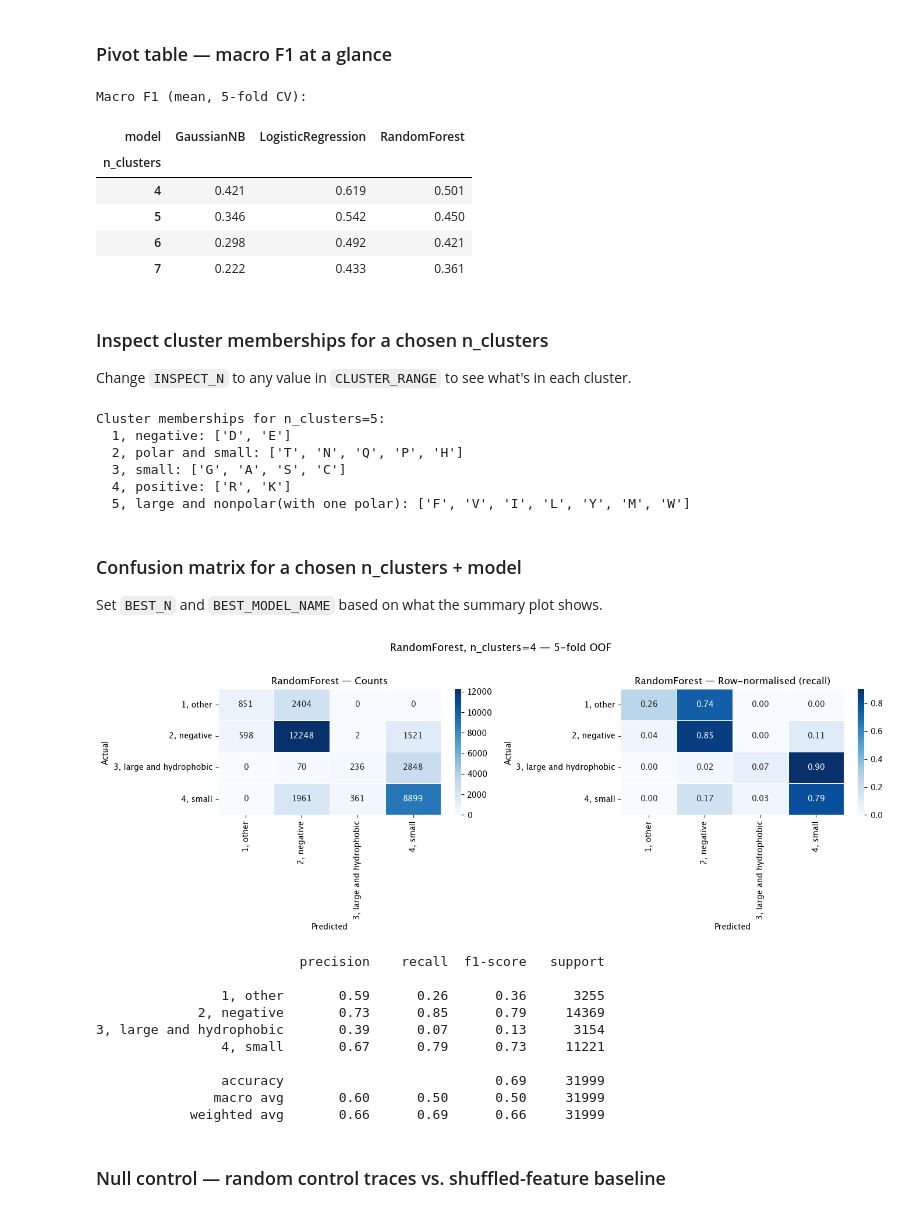
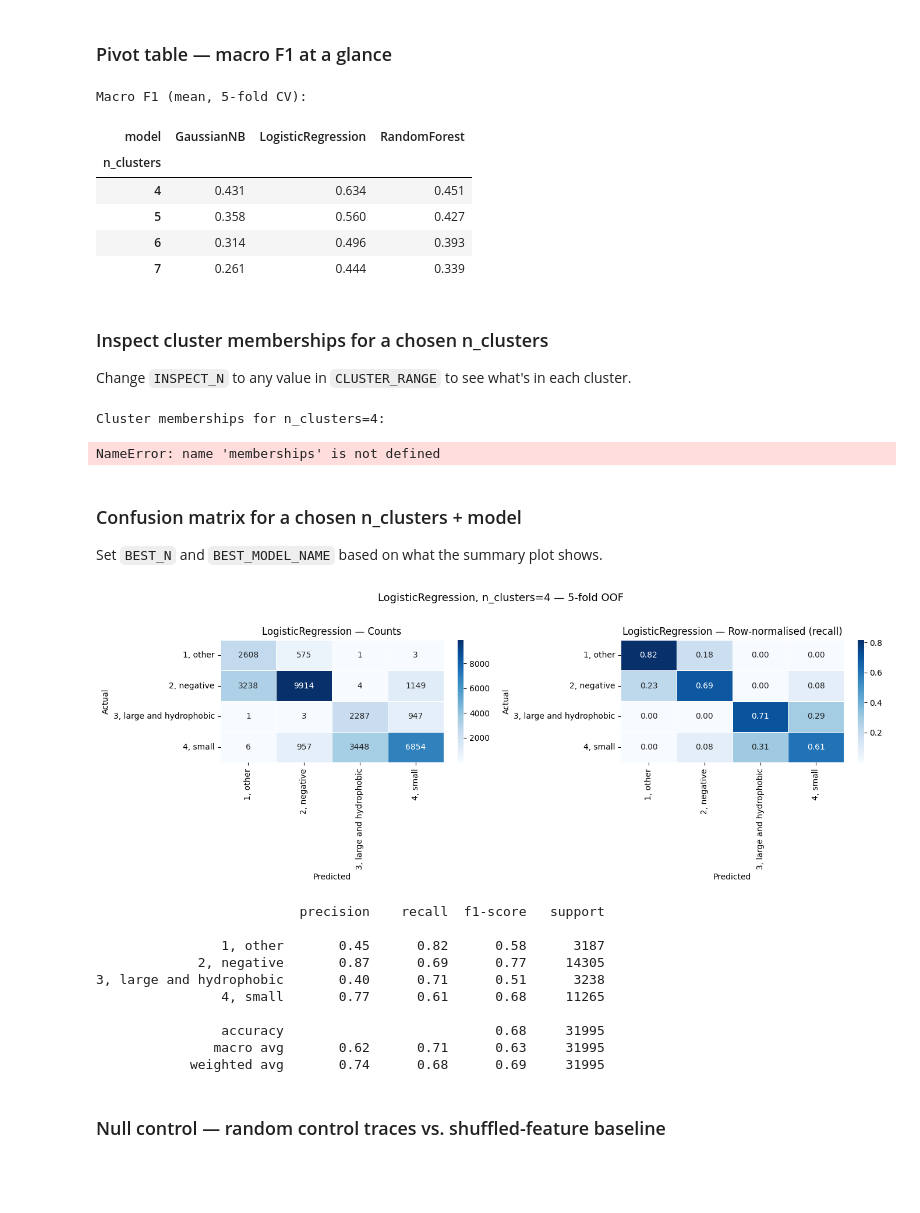
Before and after one commit to ivaidya11/cDNAtlasProject, a Jupyter notebook: notebooks/09_cluster_sweep.ipynb, the cells around one changed output. Drawn from its saved outputs; the diff is of its cells as text; code cells hidden in the pictures; blank space fills up the shorter version.

```diff
--- a/notebooks/09_cluster_sweep.ipynb
+++ b/notebooks/09_cluster_sweep.ipynb
@@ -36,7 +36,7 @@ Linkage matrix built.
 # %% [markdown]
 ### Load pre-extracted window features
 # %%
-features_base = pd.read_csv('../data/feature_by_cluster.csv')
+features_base = pd.read_csv('../data/nanopore_feature_by_cluster.csv')
 print(f"Loaded {len(features_base)} rows")
 print(features_base.columns.tolist())
 # %% [output]
@@ -51,6 +51,11 @@ feature_cols = [
     'mean_current',
     'mean_plus1',
     'mean_plus2',
+    'dwell_minus2',
+    'dwell_minus1',
+    'dwell_time',
+    'dwell_plus1',
+    'dwell_plus2',
 ]
 
 models = {
@@ -233,34 +238,30 @@ pivot
 Macro F1 (mean, 5-fold CV):
 | model | GaussianNB | LogisticRegression | RandomForest |
 | n_clusters |  |  |  |
-| 4 | 0.421 | 0.619 | 0.501 |
-| 5 | 0.346 | 0.542 | 0.450 |
-| 6 | 0.298 | 0.492 | 0.421 |
-| 7 | 0.222 | 0.433 | 0.361 |
+| 4 | 0.431 | 0.634 | 0.451 |
+| 5 | 0.358 | 0.560 | 0.427 |
+| 6 | 0.314 | 0.496 | 0.393 |
+| 7 | 0.261 | 0.444 | 0.339 |
 # %% [markdown]
 ### Inspect cluster memberships for a chosen n_clusters
 
 Change `INSPECT_N` to any value in `CLUSTER_RANGE` to see what's in each cluster.
 # %%
-INSPECT_N = 5  # change this
+INSPECT_N = 4  # change this
 
 print(f"Cluster memberships for n_clusters={INSPECT_N}:")
 for cluster_id, grp in memberships[INSPECT_N].groupby('cluster'):
     print(f"  {cluster_id}: {grp['AA'].tolist()}")
 # %% [output]
-Cluster memberships for n_clusters=5:
-  1, negative: ['D', 'E']
-  2, polar and small: ['T', 'N', 'Q', 'P', 'H']
-  3, small: ['G', 'A', 'S', 'C']
-  4, positive: ['R', 'K']
-  5, large and nonpolar(with one polar): ['F', 'V', 'I', 'L', 'Y', 'M', 'W']
+Cluster memberships for n_clusters=4:
+NameError: name 'memberships' is not defined
 # %% [markdown]
 ### Confusion matrix for a chosen n_clusters + model
 
 Set `BEST_N` and `BEST_MODEL_NAME` based on what the summary plot shows.
 # %%
 BEST_N = 4              # change to the n_clusters you want to inspect
-BEST_MODEL_NAME = 'RandomForest'  # or 'LogisticRegression'
+BEST_MODEL_NAME = 'LogisticRegression'  # or 'LogisticRegression'
 
 raw_labels = fcluster(linkage_matrix, BEST_N, criterion='maxclust')
 label_lookup = LABEL_MAP.get(BEST_N, {})
@@ -279,44 +280,44 @@ X_clean, y_clean = X[mask], y[mask]
 
 best_model = models[BEST_MODEL_NAME]
 y_pred = cross_val_predict(best_model, X_clean, y_clean, cv=kf)
 
 cluster_order = sorted(set(y_clean))
 cm_counts = confusion_matrix(y_clean, y_pred, labels=cluster_order)
 cm_norm   = cm_counts.astype(float) / cm_counts.sum(axis=1, keepdims=True)
 
 fig, axes = plt.subplots(1, 2, figsize=(14, 5))
 for ax, cm, title, fmt in zip(
     axes,
     [cm_counts, cm_norm],
     ['Counts', 'Row-normalised (recall)'],
     ['d', '.2f'],
 ):
     sns.heatmap(
         cm, annot=True, fmt=fmt, cmap='Blues',
         xticklabels=cluster_order, yticklabels=cluster_order,
         linewidths=0.5, ax=ax,
     )
     ax.set_xlabel('Predicted')
     ax.set_ylabel('Actual')
     ax.set_title(f'{BEST_MODEL_NAME} — {title}')
 
 plt.suptitle(f'{BEST_MODEL_NAME}, n_clusters={BEST_N} — 5-fold OOF', fontsize=13, y=1.02)
 plt.tight_layout()
 plt.show()
 
 print(classification_report(y_clean, y_pred, labels=cluster_order, target_names=cluster_order))
 # %% [output]
-[figure, old version]
+[figure, new version]
                           precision    recall  f1-score   support
 
-                1, other       0.59      0.26      0.36      3255
-             2, negative       0.73      0.85      0.79     14369
-3, large and hydrophobic       0.39      0.07      0.13      3154
-                4, small       0.67      0.79      0.73     11221
+                1, other       0.45      0.82      0.58      3187
+             2, negative       0.87      0.69      0.77     14305
+3, large and hydrophobic       0.40      0.71      0.51      3238
+                4, small       0.77      0.61      0.68     11265
 
-                accuracy                           0.69     31999
-               macro avg       0.60      0.50      0.50     31999
-            weighted avg       0.66      0.69      0.66     31999
+                accuracy                           0.68     31995
+               macro avg       0.62      0.71      0.63     31995
+            weighted avg       0.74      0.68      0.69     31995
 # %% [markdown]
 ### Null control — random control traces vs. shuffled-feature baseline
 # %%
```
Also changed, not shown: parts of 3 cells of this notebook, 13 other files.
